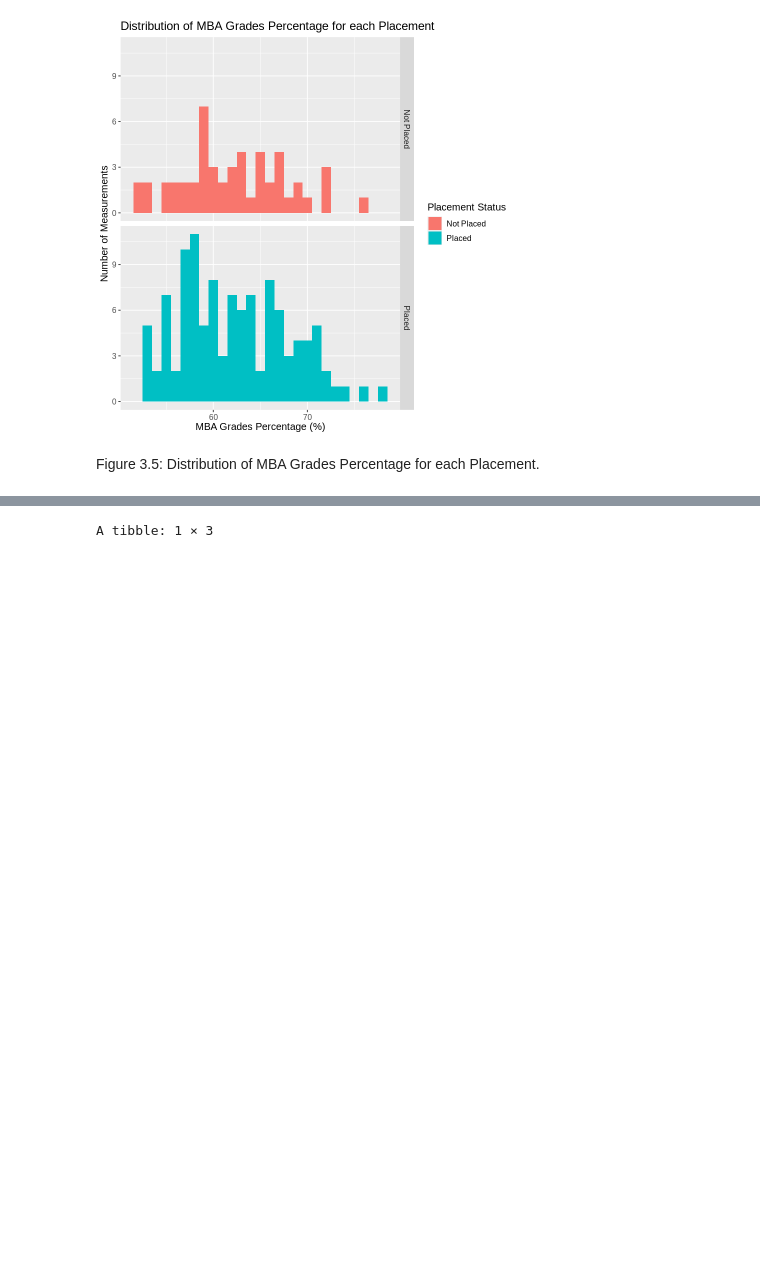
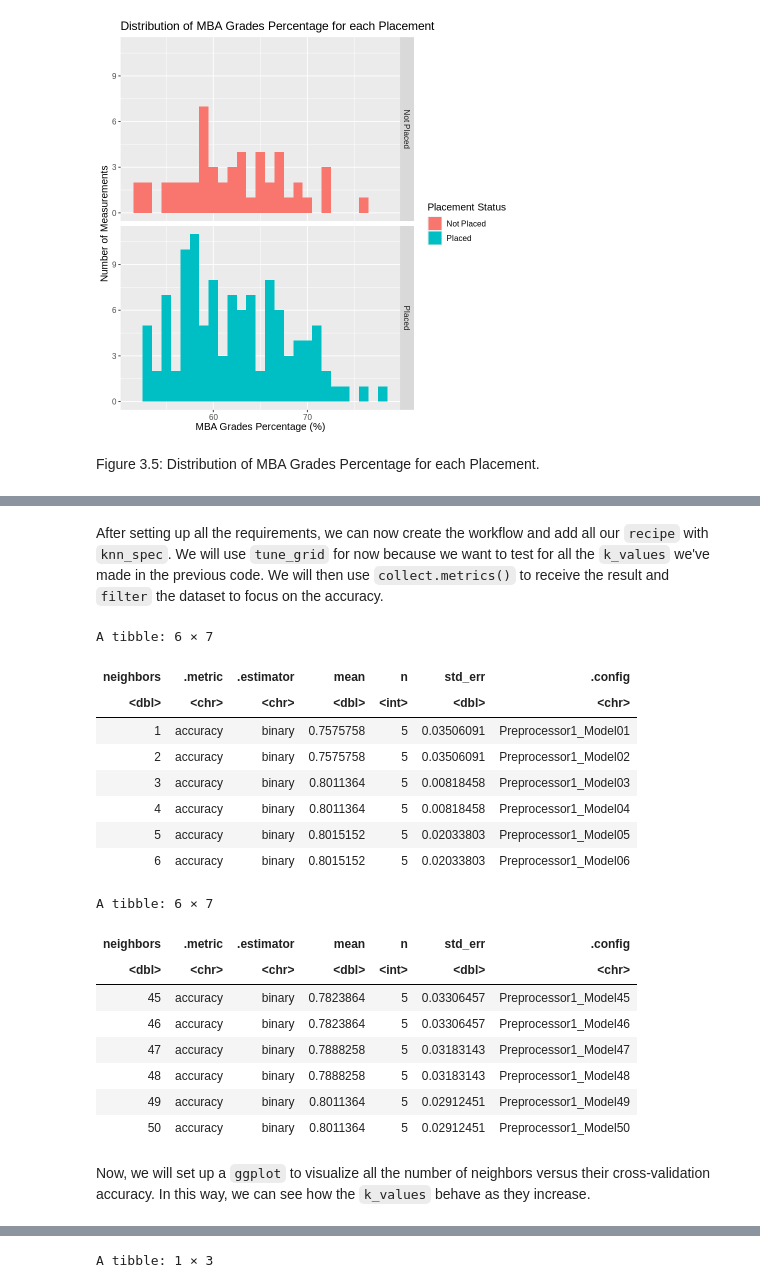
Before and after one commit to Chuewy/DSCI100-27, a Jupyter notebook: Project Report.ipynb, the cells around one changed output, grey strips where cells are left out. Drawn from its saved outputs; the diff is of its cells as text; code cells hidden in the pictures; blank space fills up the shorter version.

Commit message:
Finished all the wordings in result

```diff
--- a/Project Report.ipynb
+++ b/Project Report.ipynb
@@ -337,0 +388,32 @@ A tibble: 50 × 7
+# %% [markdown]
+After setting up all the requirements, we can now create the workflow and add all our `recipe` with `knn_spec`. We will use `tune_grid` for now because we want to test for all the `k_values` we've made in the previous code. We will then use `collect.metrics()` to receive the result and `filter` the dataset to focus on the accuracy.
+# %%
+workflow <- workflow() |>
+            add_recipe(recipe) |>
+            add_model(knn_spec) |>
+            tune_grid(resamples = v_fold, grid = k_values) |>
+            collect_metrics() |>
+            filter(.metric == "accuracy")
+head(workflow)
+tail(workflow)
+# %% [output]
+A tibble: 6 × 7
+| neighbors | .metric | .estimator | mean | n | std_err | .config |
+| <dbl> | <chr> | <chr> | <dbl> | <int> | <dbl> | <chr> |
+| 1 | accuracy | binary | 0.7575758 | 5 | 0.03506091 | Preprocessor1_Model01 |
+| 2 | accuracy | binary | 0.7575758 | 5 | 0.03506091 | Preprocessor1_Model02 |
+| 3 | accuracy | binary | 0.8011364 | 5 | 0.00818458 | Preprocessor1_Model03 |
+| 4 | accuracy | binary | 0.8011364 | 5 | 0.00818458 | Preprocessor1_Model04 |
+| 5 | accuracy | binary | 0.8015152 | 5 | 0.02033803 | Preprocessor1_Model05 |
+| 6 | accuracy | binary | 0.8015152 | 5 | 0.02033803 | Preprocessor1_Model06 |
+A tibble: 6 × 7
+| neighbors | .metric | .estimator | mean | n | std_err | .config |
+| <dbl> | <chr> | <chr> | <dbl> | <int> | <dbl> | <chr> |
+| 45 | accuracy | binary | 0.7823864 | 5 | 0.03306457 | Preprocessor1_Model45 |
+| 46 | accuracy | binary | 0.7823864 | 5 | 0.03306457 | Preprocessor1_Model46 |
+| 47 | accuracy | binary | 0.7888258 | 5 | 0.03183143 | Preprocessor1_Model47 |
+| 48 | accuracy | binary | 0.7888258 | 5 | 0.03183143 | Preprocessor1_Model48 |
+| 49 | accuracy | binary | 0.8011364 | 5 | 0.02912451 | Preprocessor1_Model49 |
+| 50 | accuracy | binary | 0.8011364 | 5 | 0.02912451 | Preprocessor1_Model50 |
+# %% [markdown]
+Now, we will set up a `ggplot` to visualize all the number of neighbors versus their cross-validation accuracy. In this way, we can see how the `k_values` behave as they increase.
```
Also changed, not shown: parts of 34 cells of this notebook.
